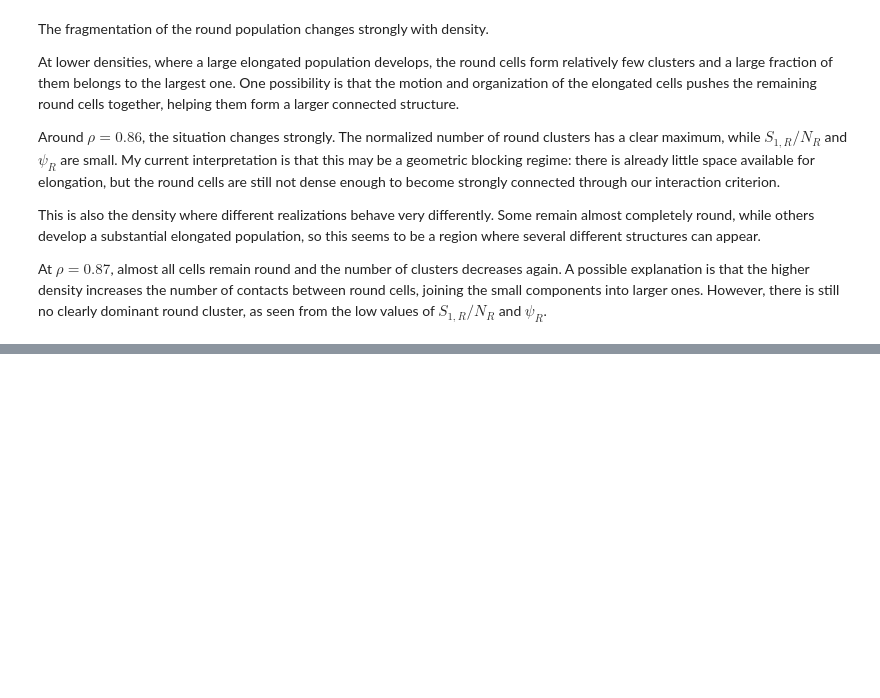
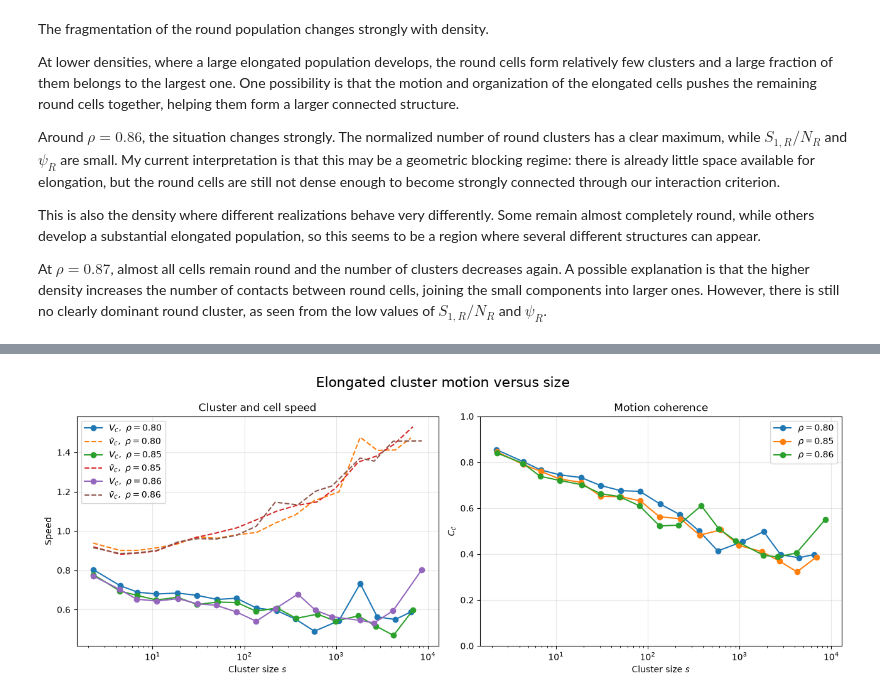
Before and after one commit to gonzaloangaut/oncostreams_analysis_triangular, a Jupyter notebook: clusters_analysis.ipynb, the cells around one changed output, grey strips where cells are left out. Drawn from its saved outputs; the diff is of its cells as text; code cells hidden in the pictures; blank space fills up the shorter version.

```diff
--- a/clusters_analysis.ipynb
+++ b/clusters_analysis.ipynb
@@ -731,0 +992,90 @@ At $\rho=0.87$, almost all cells remain round and the number of clusters decreas
+# %%
+motion_size = (
+    motion_size_seed
+    .groupby(
+        ["rho", "size_bin"],
+        observed=True,
+    )
+    .agg(
+        size_mean=("size_mean", "mean"),
+        cluster_speed=("cluster_speed", "mean"),
+        mean_cell_speed=("mean_cell_speed", "mean"),
+        motion_coherence=("motion_coherence", "mean"),
+    )
+    .reset_index()
+)
+# %%
+rho_selected = [0.80, 0.85, 0.86]
+
+fig, axs = plt.subplots(
+    1,
+    2,
+    figsize=(13, 5),
+)
+
+for rho in rho_selected:
+
+    df_rho = motion_size[
+        np.isclose(motion_size["rho"], rho)
+    ].dropna()
+
+    axs[0].plot(
+        df_rho["size_mean"],
+        df_rho["cluster_speed"],
+        marker="o",
+        label=fr"$V_\mathcal{{C}},\ \rho={rho:.2f}$",
+    )
+
+    axs[0].plot(
+        df_rho["size_mean"],
+        df_rho["mean_cell_speed"],
+        linestyle="--",
+        label=fr"$\bar{{v}}_\mathcal{{C}},\ \rho={rho:.2f}$",
+    )
+
+    axs[1].plot(
+        df_rho["size_mean"],
+        df_rho["motion_coherence"],
+        marker="o",
+        label=fr"$\rho={rho:.2f}$",
+    )
+
+
+axs[0].set_xscale("log")
+axs[0].set_xlabel(r"Cluster size $s$")
+axs[0].set_ylabel("Speed")
+axs[0].set_title("Cluster and cell speed")
+axs[0].grid(alpha=0.3)
+axs[0].legend()
+
+
+axs[1].set_xscale("log")
+axs[1].set_xlabel(r"Cluster size $s$")
+axs[1].set_ylabel(r"$C_{\mathcal{C}}$")
+axs[1].set_ylim(0, 1)
+axs[1].set_title("Motion coherence")
+axs[1].grid(alpha=0.3)
+axs[1].legend()
+
+
+graph_title = "Elongated cluster motion versus size"
+fig.suptitle(graph_title, fontsize=16)
+
+rout_title = graph_title.lower().replace(" ", "_")
+
+folder_name = "figures/clusters"
+
+if not os.path.exists(folder_name):
+    os.makedirs(folder_name)
+
+plt.tight_layout()
+
+plt.savefig(
+    f"{folder_name}/{rout_title}.png",
+    dpi=300,
+    bbox_inches="tight",
+)
+
+plt.show()
+# %% [output]
+[figure, added]
```
Also changed, not shown: parts of 10 cells of this notebook, 2 other files.
